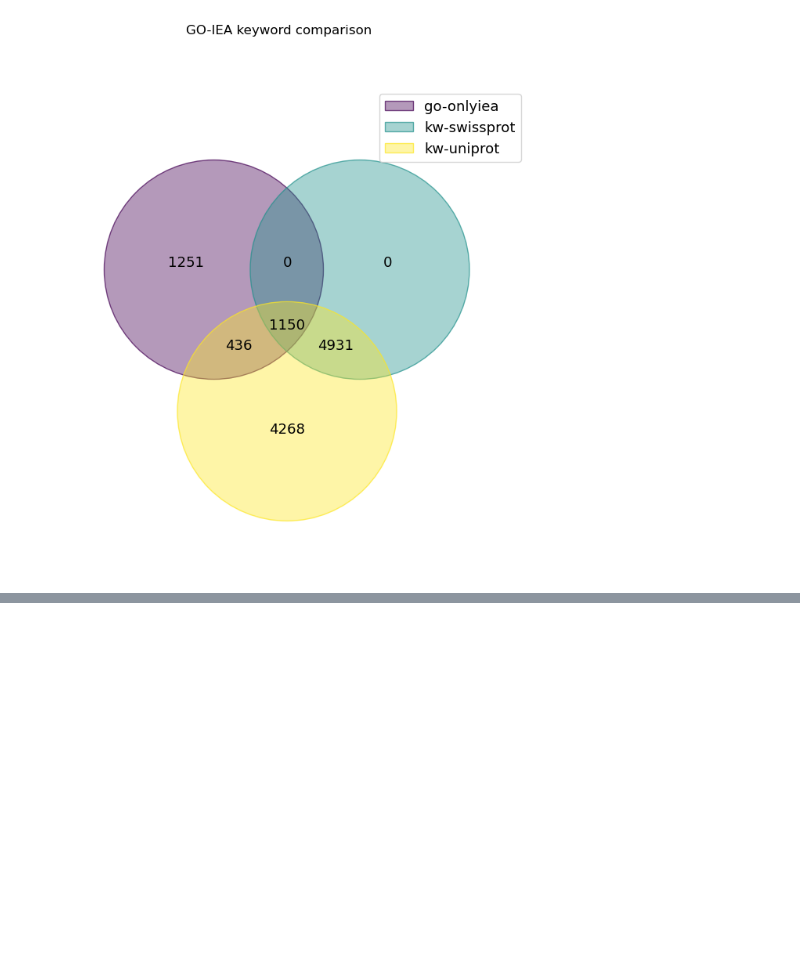
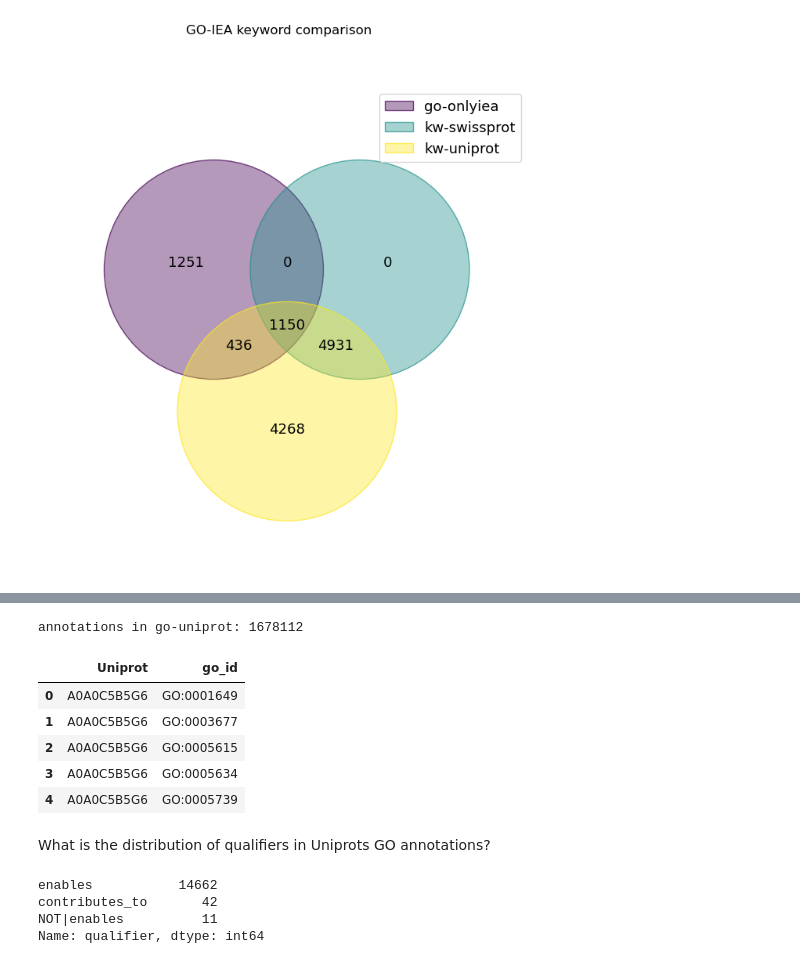
Before and after one commit to adenger/subpred4, a Jupyter notebook: notebooks/trembl_analysis.ipynb, the cells around one changed output, grey strips where cells are left out. Saved outputs shown, nothing was run; the diff lists cells and outputs as text; code cells hidden in the pictures; blank space fills up the shorter version.

```diff
--- a/notebooks/trembl_analysis.ipynb
+++ b/notebooks/trembl_analysis.ipynb
@@ -412,0 +449,23 @@ plt.show()
+# %%
+df_uniprot_go = df_uniprot_go.rename(columns={"Entry": "Uniprot"})
+print("annotations in go-uniprot:", df_uniprot_go.drop_duplicates().shape[0])
+df_uniprot_go.head()
+# %% [output]
+annotations in go-uniprot: 1678112
+|  | Uniprot | go_id |
+| 0 | A0A0C5B5G6 | GO:0001649 |
+| 1 | A0A0C5B5G6 | GO:0003677 |
+| 2 | A0A0C5B5G6 | GO:0005615 |
+| 3 | A0A0C5B5G6 | GO:0005634 |
+| 4 | A0A0C5B5G6 | GO:0005739 |
+# %% [markdown]
+What is the distribution of qualifiers in Uniprots GO annotations?
+# %%
+df_uniprot_merged = pd.merge(df_uniprot_go, df_go_noiea_all, how="inner", on=["Uniprot", "go_id"])
+# df_uniprot_merged[~df_uniprot_merged.qualifier.isnull()]
+df_uniprot_merged[df_uniprot_merged.aspect == "F"].qualifier.value_counts()
+# %% [output]
+enables           14662
+contributes_to       42
+NOT|enables          11
+Name: qualifier, dtype: int64
```
Also changed, not shown: parts of 7 cells of this notebook.
